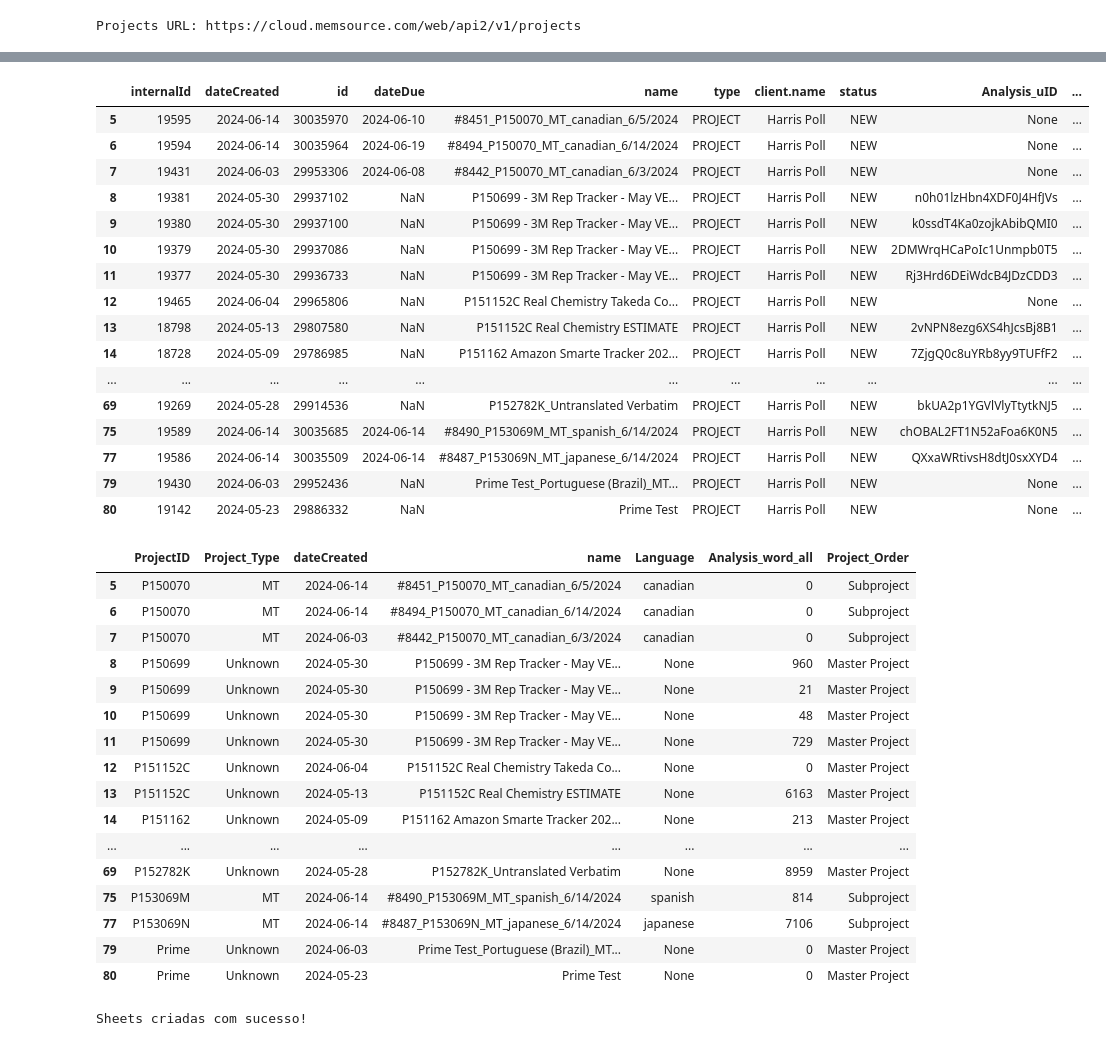
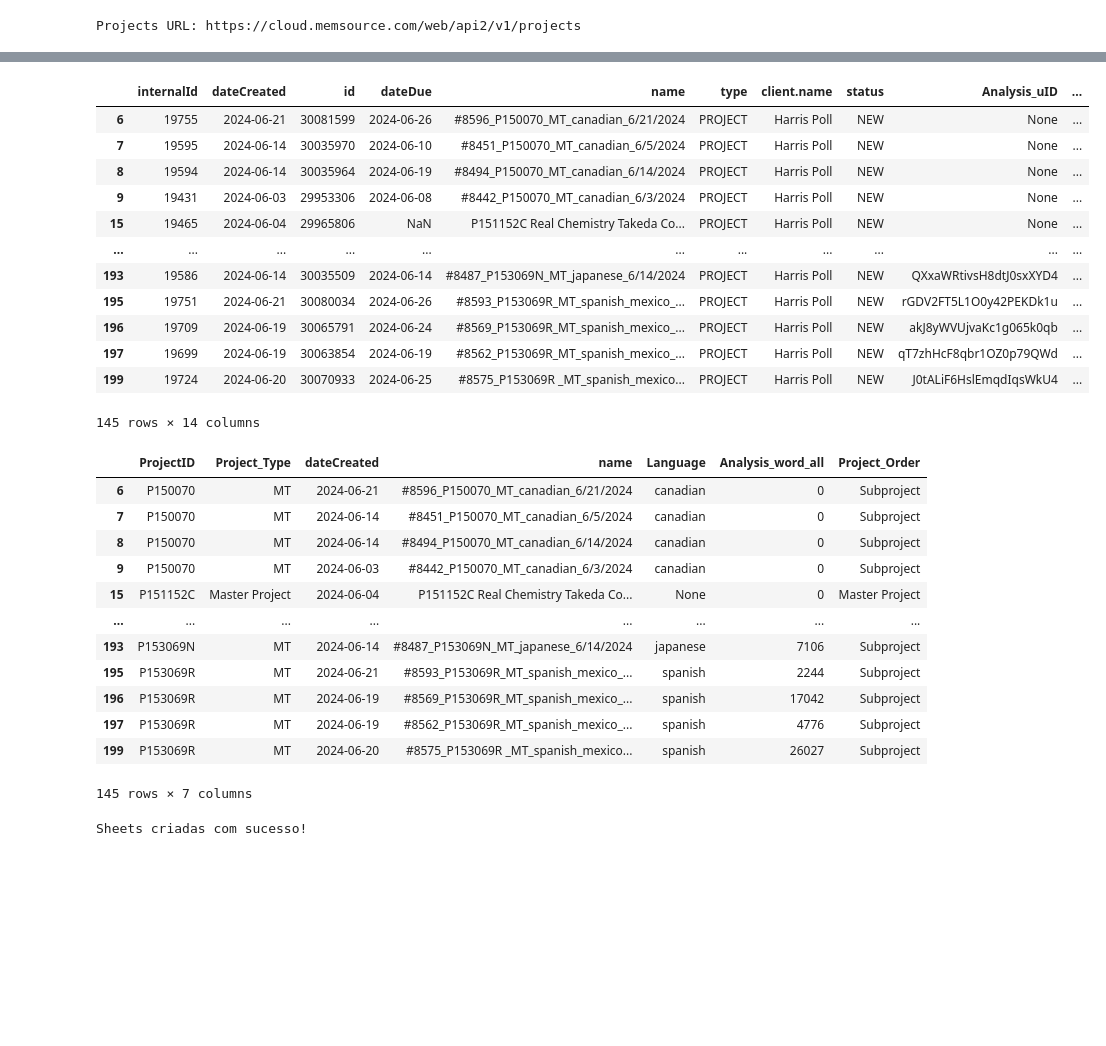
Before and after one commit to Locaria/IMR_Verbatim_automation, a Jupyter notebook: playground3.ipynb, the cells around one changed output, grey strips where cells are left out. Cells and saved outputs as stored; diff of their text form; code cells hidden in the pictures; blank space fills up the shorter version.

```diff
--- a/playground3.ipynb
+++ b/playground3.ipynb
@@ -272,65 +272,71 @@ df
 # %%
 # Adiciona uma coluna auxiliar para ordenação
 df['Order_Helper'] = df['Project_Order'].apply(lambda x: 0 if x == 'Master Project' else 1)
 
 # Ordena o DataFrame pelos valores de 'ProjectID', 'Order_Helper', 'Project_Type' e 'Language'
 df = df.sort_values(by=['ProjectID', 'Order_Helper', 'Project_Type', 'Language'])
 
 # Remove a coluna auxiliar após a ordenação
 df = df.drop(columns=['Order_Helper'])
 
 # Reseta os índices do DataFrame após a ordenação
 df = df.reset_index(drop=True)
 
 # Filtra o DataFrame para conter apenas as linhas onde 'Project_Order' é 'Master Project' ou 'Project_Type' é 'MTPE' ou 'MT'
 final_df = df[(df['Project_Order'] == 'Master Project') | (df['Project_Type'].isin(['MTPE', 'MT']))]
 
 # Remove valores nulos em 'ProjectID' e garante que 'ProjectID' é do tipo string
 final_df = final_df.dropna(subset=['ProjectID'])
 final_df['ProjectID'] = final_df['ProjectID'].astype(str)
 
 # Adiciona o filtro para que 'ProjectID' comece com 'P'
 final_df = final_df[final_df['ProjectID'].str.startswith('P')]
 
-# Exibe o DataFrame final
+# Identifica ProjectIDs que têm pelo menos um Subproject
+project_ids_with_subprojects = final_df[final_df['Project_Order'] == 'Subproject']['ProjectID'].unique()
+
+# Atualiza o 'Project_Type' para 'Master Project' se 'Project_Type' for 'Unknown' e 'Project_Order' for 'Master Project'
+final_df['Project_Type'] = final_df.apply(
+    lambda row: 'Master Project' if row['Project_Type'] == 'Unknown' and row['Project_Order'] == 'Master Project' else row['Project_Type'],
+    axis=1
+)
+
+# Identifica ProjectIDs que têm pelo menos um Subproject
+project_ids_with_subprojects = final_df[final_df['Project_Order'] == 'Subproject']['ProjectID'].unique()
+
+# Filtra final_df para manter apenas ProjectIDs que têm Subprojects
+final_df = final_df[final_df['ProjectID'].isin(project_ids_with_subprojects)]
+
 final_df
 # %% [output]
 |  | internalId | dateCreated | id | dateDue | name | type | client.name | status | Analysis_uID | ... |
-| 5 | 19595 | 2024-06-14 | 30035970 | 2024-06-10 | #8451_P150070_MT_canadian_6/5/2024 | PROJECT | Harris Poll | NEW | None | ... |
-| 6 | 19594 | 2024-06-14 | 30035964 | 2024-06-19 | #8494_P150070_MT_canadian_6/14/2024 | PROJECT | Harris Poll | NEW | None | ... |
-| 7 | 19431 | 2024-06-03 | 29953306 | 2024-06-08 | #8442_P150070_MT_canadian_6/3/2024 | PROJECT | Harris Poll | NEW | None | ... |
-| 8 | 19381 | 2024-05-30 | 29937102 | NaN | P150699 - 3M Rep Tracker - May VE... | PROJECT | Harris Poll | NEW | n0h01lzHbn4XDF0J4HfJVs | ... |
-| 9 | 19380 | 2024-05-30 | 29937100 | NaN | P150699 - 3M Rep Tracker - May VE... | PROJECT | Harris Poll | NEW | k0ssdT4Ka0zojkAbibQMI0 | ... |
-| 10 | 19379 | 2024-05-30 | 29937086 | NaN | P150699 - 3M Rep Tracker - May VE... | PROJECT | Harris Poll | NEW | 2DMWrqHCaPoIc1Unmpb0T5 | ... |
-| 11 | 19377 | 2024-05-30 | 29936733 | NaN | P150699 - 3M Rep Tracker - May VE... | PROJECT | Harris Poll | NEW | Rj3Hrd6DEiWdcB4JDzCDD3 | ... |
-| 12 | 19465 | 2024-06-04 | 29965806 | NaN | P151152C Real Chemistry Takeda Co... | PROJECT | Harris Poll | NEW | None | ... |
-| 13 | 18798 | 2024-05-13 | 29807580 | NaN | P151152C Real Chemistry ESTIMATE | PROJECT | Harris Poll | NEW | 2vNPN8ezg6XS4hJcsBj8B1 | ... |
-| 14 | 18728 | 2024-05-09 | 29786985 | NaN | P151162 Amazon Smarte Tracker 202... | PROJECT | Harris Poll | NEW | 7ZjgQ0c8uYRb8yy9TUFfF2 | ... |
+| 6 | 19755 | 2024-06-21 | 30081599 | 2024-06-26 | #8596_P150070_MT_canadian_6/21/2024 | PROJECT | Harris Poll | NEW | None | ... |
+| 7 | 19595 | 2024-06-14 | 30035970 | 2024-06-10 | #8451_P150070_MT_canadian_6/5/2024 | PROJECT | Harris Poll | NEW | None | ... |
+| 8 | 19594 | 2024-06-14 | 30035964 | 2024-06-19 | #8494_P150070_MT_canadian_6/14/2024 | PROJECT | Harris Poll | NEW | None | ... |
+| 9 | 19431 | 2024-06-03 | 29953306 | 2024-06-08 | #8442_P150070_MT_canadian_6/3/2024 | PROJECT | Harris Poll | NEW | None | ... |
+| 15 | 19465 | 2024-06-04 | 29965806 | NaN | P151152C Real Chemistry Takeda Co... | PROJECT | Harris Poll | NEW | None | ... |
 | ... | ... | ... | ... | ... | ... | ... | ... | ... | ... | ... |
-| 69 | 19269 | 2024-05-28 | 29914536 | NaN | P152782K_Untranslated Verbatim | PROJECT | Harris Poll | NEW | bkUA2p1YGVlVlyTtytkNJ5 | ... |
-| 75 | 19589 | 2024-06-14 | 30035685 | 2024-06-14 | #8490_P153069M_MT_spanish_6/14/2024 | PROJECT | Harris Poll | NEW | chOBAL2FT1N52aFoa6K0N5 | ... |
-| 77 | 19586 | 2024-06-14 | 30035509 | 2024-06-14 | #8487_P153069N_MT_japanese_6/14/2024 | PROJECT | Harris Poll | NEW | QXxaWRtivsH8dtJ0sxXYD4 | ... |
-| 79 | 19430 | 2024-06-03 | 29952436 | NaN | Prime Test_Portuguese (Brazil)_MT... | PROJECT | Harris Poll | NEW | None | ... |
-| 80 | 19142 | 2024-05-23 | 29886332 | NaN | Prime Test | PROJECT | Harris Poll | NEW | None | ... |
+| 193 | 19586 | 2024-06-14 | 30035509 | 2024-06-14 | #8487_P153069N_MT_japanese_6/14/2024 | PROJECT | Harris Poll | NEW | QXxaWRtivsH8dtJ0sxXYD4 | ... |
+| 195 | 19751 | 2024-06-21 | 30080034 | 2024-06-26 | #8593_P153069R_MT_spanish_mexico_... | PROJECT | Harris Poll | NEW | rGDV2FT5L1O0y42PEKDk1u | ... |
+| 196 | 19709 | 2024-06-19 | 30065791 | 2024-06-24 | #8569_P153069R_MT_spanish_mexico_... | PROJECT | Harris Poll | NEW | akJ8yWVUjvaKc1g065k0qb | ... |
+| 197 | 19699 | 2024-06-19 | 30063854 | 2024-06-19 | #8562_P153069R_MT_spanish_mexico_... | PROJECT | Harris Poll | NEW | qT7zhHcF8qbr1OZ0p79QWd | ... |
+| 199 | 19724 | 2024-06-20 | 30070933 | 2024-06-25 | #8575_P153069R _MT_spanish_mexico... | PROJECT | Harris Poll | NEW | J0tALiF6HslEmqdIqsWkU4 | ... |
+145 rows × 14 columns
 # %%
 # Seleciona e ordena as colunas desejadas
 final_df = final_df[['ProjectID', 'Project_Type', 'dateCreated', 'name', 'Language', 'Analysis_word_all', 'Project_Order']]
 final_df
 # %% [output]
 |  | ProjectID | Project_Type | dateCreated | name | Language | Analysis_word_all | Project_Order |
-| 5 | P150070 | MT | 2024-06-14 | #8451_P150070_MT_canadian_6/5/2024 | canadian | 0 | Subproject |
-| 6 | P150070 | MT | 2024-06-14 | #8494_P150070_MT_canadian_6/14/2024 | canadian | 0 | Subproject |
-| 7 | P150070 | MT | 2024-06-03 | #8442_P150070_MT_canadian_6/3/2024 | canadian | 0 | Subproject |
-| 8 | P150699 | Unknown | 2024-05-30 | P150699 - 3M Rep Tracker - May VE... | None | 960 | Master Project |
-| 9 | P150699 | Unknown | 2024-05-30 | P150699 - 3M Rep Tracker - May VE... | None | 21 | Master Project |
-| 10 | P150699 | Unknown | 2024-05-30 | P150699 - 3M Rep Tracker - May VE... | None | 48 | Master Project |
-| 11 | P150699 | Unknown | 2024-05-30 | P150699 - 3M Rep Tracker - May VE... | None | 729 | Master Project |
-| 12 | P151152C | Unknown | 2024-06-04 | P151152C Real Chemistry Takeda Co... | None | 0 | Master Project |
-| 13 | P151152C | Unknown | 2024-05-13 | P151152C Real Chemistry ESTIMATE | None | 6163 | Master Project |
-| 14 | P151162 | Unknown | 2024-05-09 | P151162 Amazon Smarte Tracker 202... | None | 213 | Master Project |
+| 6 | P150070 | MT | 2024-06-21 | #8596_P150070_MT_canadian_6/21/2024 | canadian | 0 | Subproject |
+| 7 | P150070 | MT | 2024-06-14 | #8451_P150070_MT_canadian_6/5/2024 | canadian | 0 | Subproject |
+| 8 | P150070 | MT | 2024-06-14 | #8494_P150070_MT_canadian_6/14/2024 | canadian | 0 | Subproject |
+| 9 | P150070 | MT | 2024-06-03 | #8442_P150070_MT_canadian_6/3/2024 | canadian | 0 | Subproject |
+| 15 | P151152C | Master Project | 2024-06-04 | P151152C Real Chemistry Takeda Co... | None | 0 | Master Project |
 | ... | ... | ... | ... | ... | ... | ... | ... |
-| 69 | P152782K | Unknown | 2024-05-28 | P152782K_Untranslated Verbatim | None | 8959 | Master Project |
-| 75 | P153069M | MT | 2024-06-14 | #8490_P153069M_MT_spanish_6/14/2024 | spanish | 814 | Subproject |
-| 77 | P153069N | MT | 2024-06-14 | #8487_P153069N_MT_japanese_6/14/2024 | japanese | 7106 | Subproject |
-| 79 | Prime | Unknown | 2024-06-03 | Prime Test_Portuguese (Brazil)_MT... | None | 0 | Master Project |
-| 80 | Prime | Unknown | 2024-05-23 | Prime Test | None | 0 | Master Project |
+| 193 | P153069N | MT | 2024-06-14 | #8487_P153069N_MT_japanese_6/14/2024 | japanese | 7106 | Subproject |
+| 195 | P153069R | MT | 2024-06-21 | #8593_P153069R_MT_spanish_mexico_... | spanish | 2244 | Subproject |
+| 196 | P153069R | MT | 2024-06-19 | #8569_P153069R_MT_spanish_mexico_... | spanish | 17042 | Subproject |
+| 197 | P153069R | MT | 2024-06-19 | #8562_P153069R_MT_spanish_mexico_... | spanish | 4776 | Subproject |
+| 199 | P153069R | MT | 2024-06-20 | #8575_P153069R _MT_spanish_mexico... | spanish | 26027 | Subproject |
+145 rows × 7 columns
```
Also changed, not shown: parts of 12 cells of this notebook.
